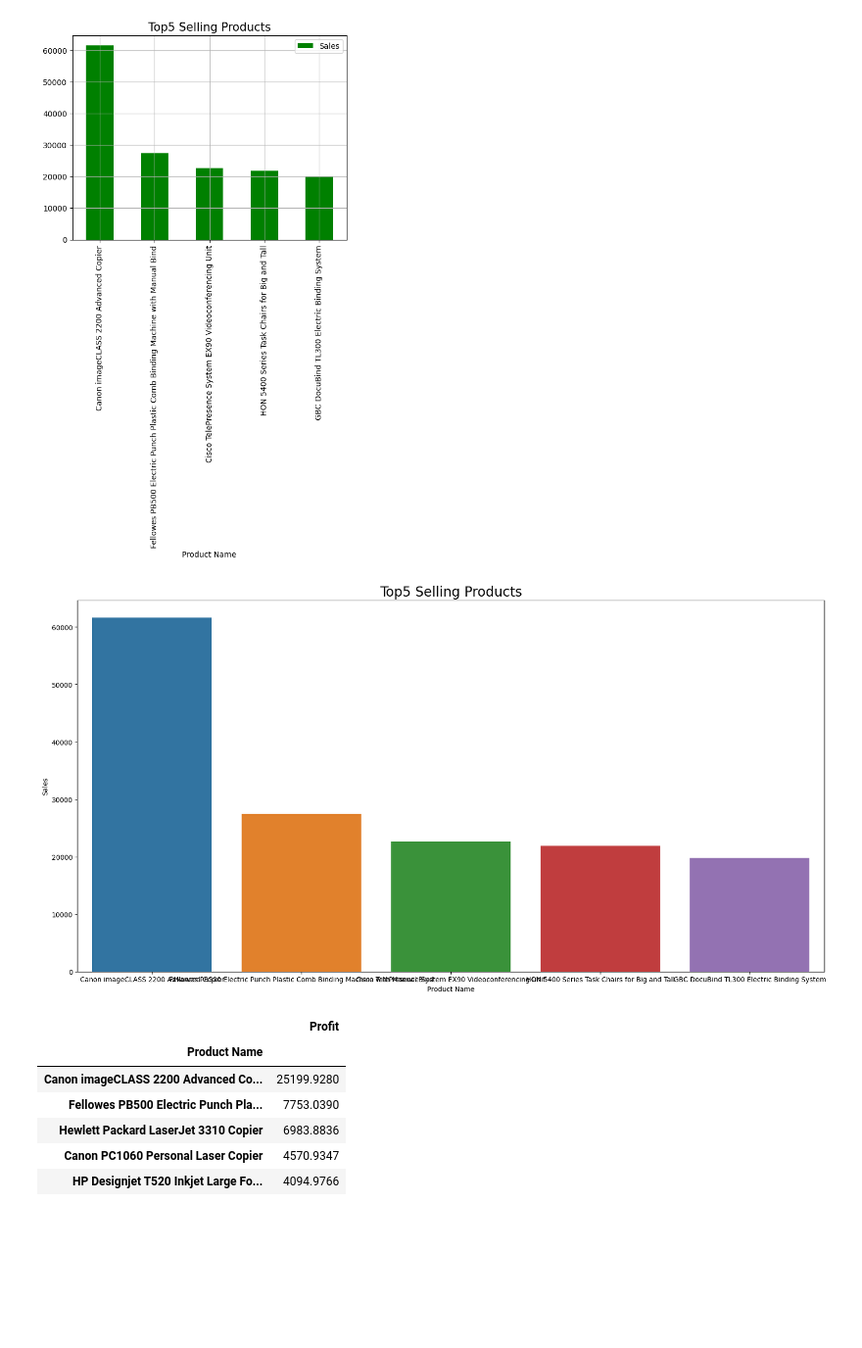
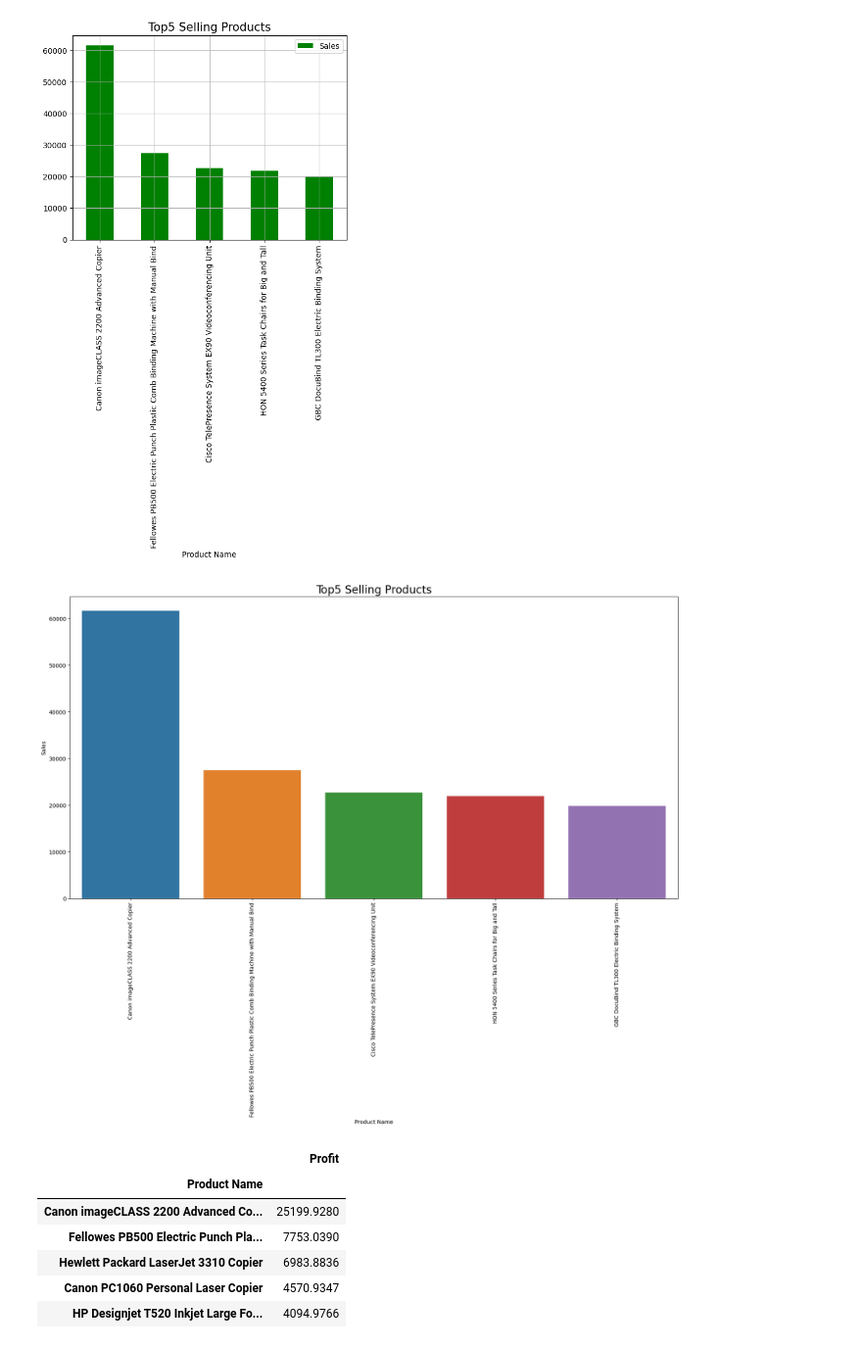
Before and after one commit to Saleh-Ahmed-Saleh/Superstore-Data-Analysis, a Jupyter notebook: Superstore Data Analysis.ipynb, the cells around one changed output. Shown at 98% size. Cells and saved outputs as stored; diff of their text form; code cells hidden in the pictures; blank space fills up the shorter version.

```diff
--- a/Superstore Data Analysis.ipynb
+++ b/Superstore Data Analysis.ipynb
@@ -191,10 +191,12 @@ plt.show()
 # %%
 plt.figure(figsize=(20,10))
 sns.barplot(data=top5_selling_products, x='Product Name',y ='Sales',hue='Product Name')
+plt.xticks(rotation=90)
+
 plt.title('Top5 Selling Products',size=20)
 plt.show()
 # %% [output]
-[figure, old version]
+[figure, new version]
 # %%
 # Top 5 Profitabel Products
 top_5_profit_products=data.groupby('Product Name')[['Profit']].sum().sort_values(by='Profit' , ascending=False)[:5]
```
Also changed, not shown: parts of 1 cell of this notebook.
